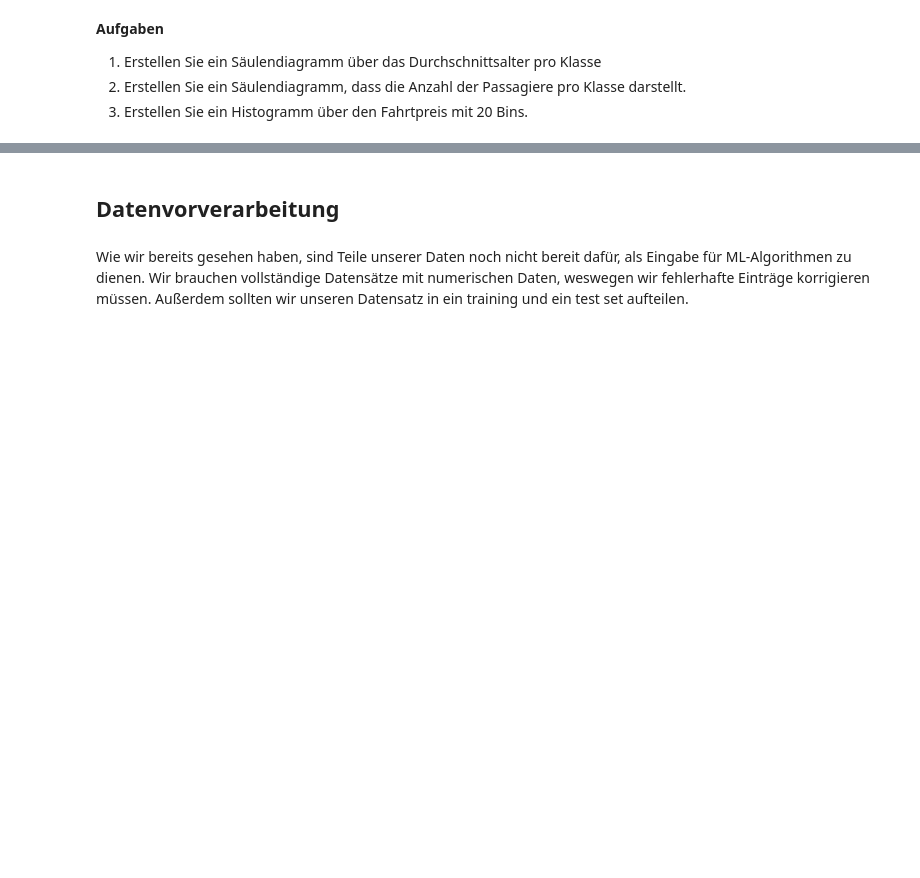
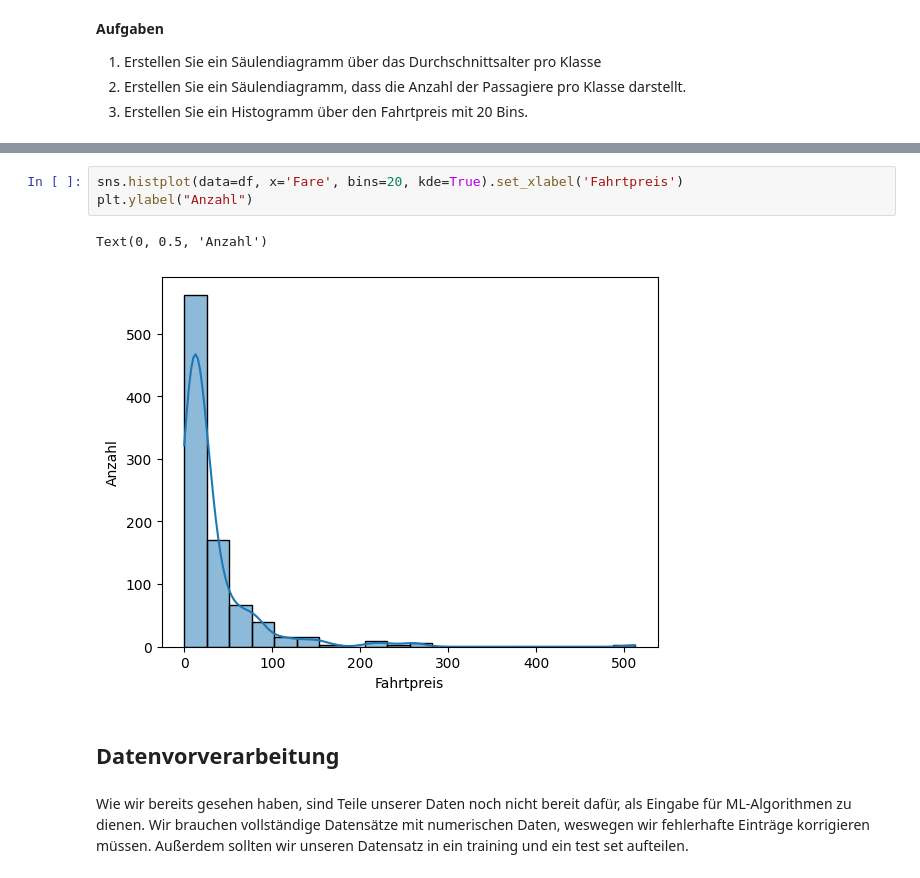
Before and after one commit to romanziske/data-science-course, a Jupyter notebook: supervised-learning/EDS_supervised_ML_Tutorial.ipynb, the cells around one changed output, grey strips where cells are left out. Drawn from its saved outputs; the diff is of its cells as text; blank space fills up the shorter version.

```diff
--- a/supervised-learning/EDS_supervised_ML_Tutorial.ipynb
+++ b/supervised-learning/EDS_supervised_ML_Tutorial.ipynb
@@ -108,3 +216,9 @@ plt.ylabel("Fahrtpreis")
+# %%
+sns.histplot(data=df, x='Fare', bins=20, kde=True).set_xlabel('Fahrtpreis')
+plt.ylabel("Anzahl")
+# %% [output]
+Text(0, 0.5, 'Anzahl')
+[figure, added]
 # %% [markdown]
 ## Datenvorverarbeitung ##
 # %% [markdown]
```
Also changed, not shown: parts of 36 cells of this notebook.
